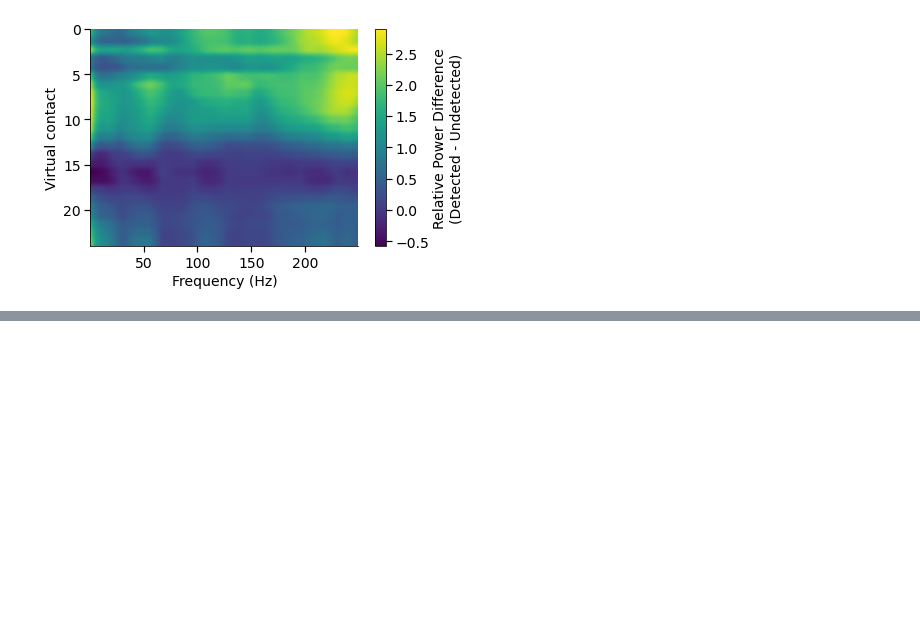
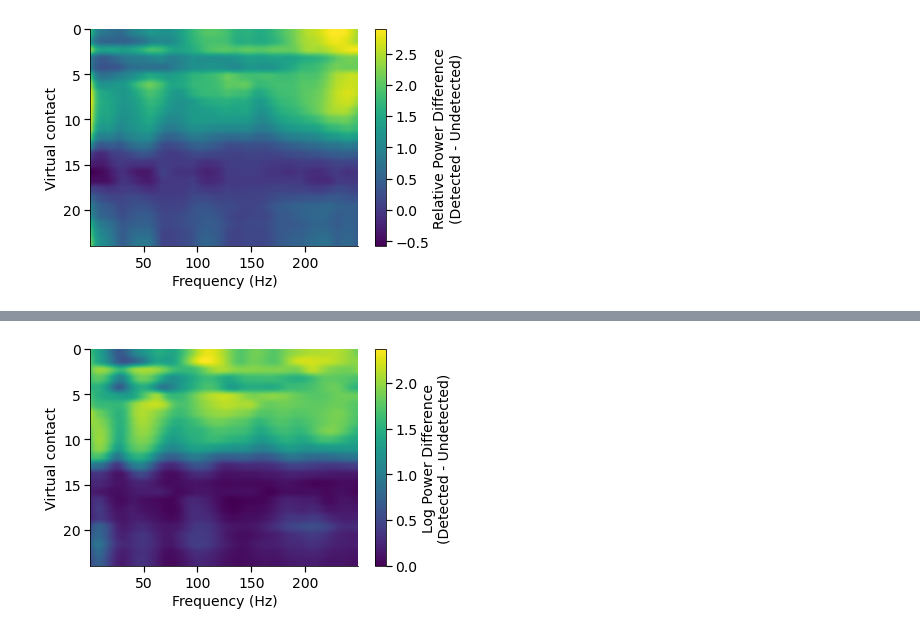
Before and after one commit to danclab/ei_perception, a Jupyter notebook: analyze_simulations.ipynb, the cells around one changed output, grey strips where cells are left out. Cells and saved outputs as stored; diff of their text form; code cells hidden in the pictures; blank space fills up the shorter version.

```diff
--- a/analyze_simulations.ipynb
+++ b/analyze_simulations.ipynb
@@ -486,0 +526,26 @@ cbar.set_label('Relative Power Difference\n(Detected - Undetected)')
+# %%
+ds_layer_resid_offsets=np.zeros((n_trials,n_electrodes))
+ds_layer_resid_slopes=np.zeros((n_trials,n_electrodes))
+ds_layer_resid_aperiodic=np.zeros((n_trials,n_electrodes,len(freqs)))
+for t in range(mds_layer_resid_psd.shape[0]):
+    trial_psd=mds_layer_resid_psd[t,:,:]
+
+    fg = FOOOFGroup()
+    fg.fit(freqs,trial_psd, freq_lims)
+    for i in range(trial_psd.shape[0]):
+        ds_layer_resid_offsets[t,i]=fg[i].aperiodic_params[0]
+        ds_layer_resid_slopes[t,i]=fg[i].aperiodic_params[1]
+        ds_layer_resid_aperiodic[t,i,:]=gen_aperiodic(freqs,fg[i].aperiodic_params)
+
+us_layer_resid_offsets=np.zeros((n_trials,n_electrodes))
+us_layer_resid_slopes=np.zeros((n_trials,n_electrodes))
+us_layer_resid_aperiodic=np.zeros((n_trials,n_electrodes,len(freqs)))
+for t in range(mus_layer_resid_psd.shape[0]):
+    trial_psd=mus_layer_resid_psd[t,:,:]
+
+    fg = FOOOFGroup()
+    fg.fit(freqs,trial_psd, freq_lims)
+    for i in range(trial_psd.shape[0]):
+        us_layer_resid_offsets[t,i]=fg[i].aperiodic_params[0]
+        us_layer_resid_slopes[t,i]=fg[i].aperiodic_params[1]
+        us_layer_resid_aperiodic[t,i,:]=gen_aperiodic(freqs,fg[i].aperiodic_params)
@@ -486,0 +689,11 @@ cbar.set_label('Relative Power Difference\n(Detected - Undetected)')
+# %%
+plt.figure()
+m_detected=np.log10(np.mean(mds_layer_resid_psd,axis=0))
+m_undetected=np.log10(np.mean(mus_layer_resid_psd,axis=0))
+im=plt.imshow(m_detected-m_undetected,aspect='auto',extent=(freqs[0], freqs[-1], n_electrodes-1, 0))
+plt.xlabel('Frequency (Hz)')
+plt.ylabel('Virtual contact')
+cbar=plt.colorbar(im)
+cbar.set_label('Log Power Difference\n(Detected - Undetected)')
+# %% [output]
+[figure, added]
```
Also changed, not shown: parts of 12 cells of this notebook.
